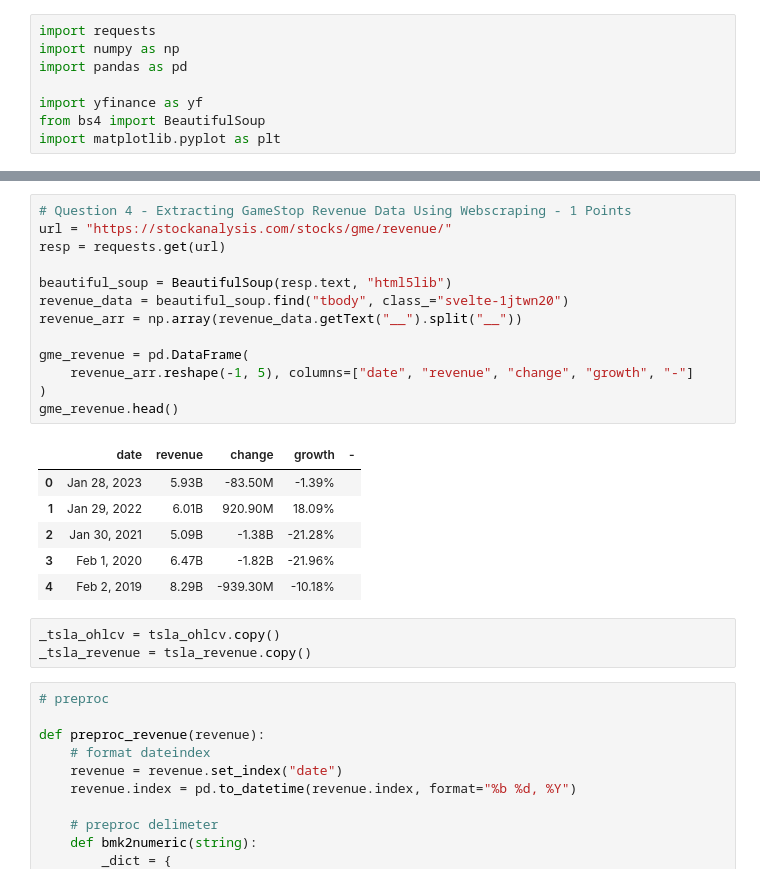
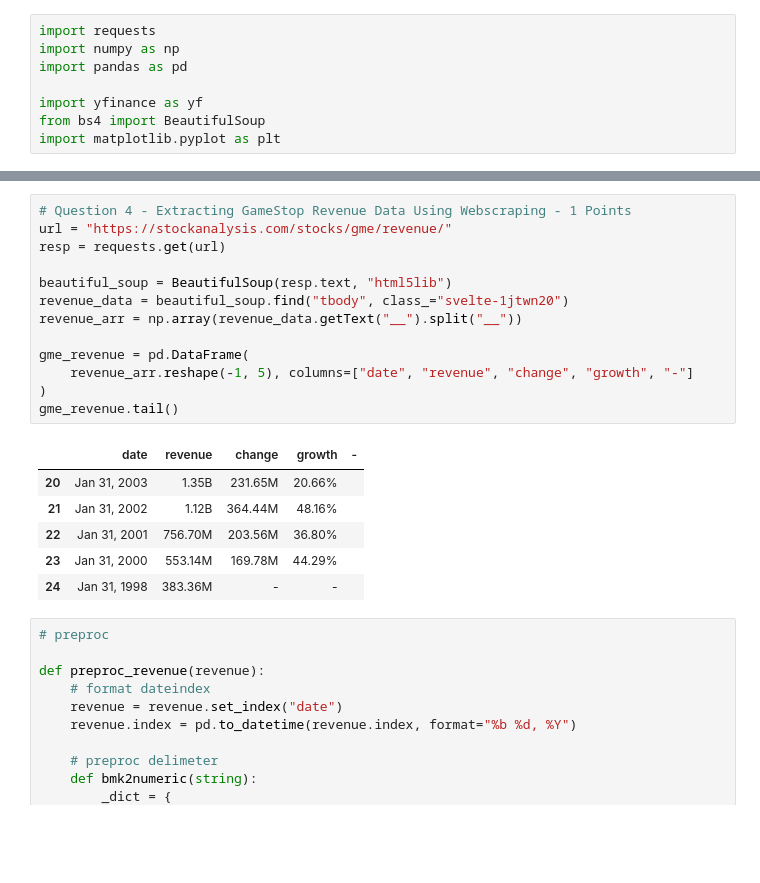
Before and after one commit to jackmappotion/IBM-Analyzing-Historical-Stock-Revenue, a Jupyter notebook: 01.ipynb, the cells around one changed output, grey strips where cells are left out. Saved outputs shown, nothing was run; the diff lists cells and outputs as text; blank space fills up the shorter version.

```diff
--- a/01.ipynb
+++ b/01.ipynb
@@ -54,26 +54,23 @@ gme_ohlcv.head()
 # %%
 # Question 4 - Extracting GameStop Revenue Data Using Webscraping - 1 Points
 url = "https://stockanalysis.com/stocks/gme/revenue/"
 resp = requests.get(url)
 
 beautiful_soup = BeautifulSoup(resp.text, "html5lib")
 revenue_data = beautiful_soup.find("tbody", class_="svelte-1jtwn20")
 revenue_arr = np.array(revenue_data.getText("__").split("__"))
 
 gme_revenue = pd.DataFrame(
     revenue_arr.reshape(-1, 5), columns=["date", "revenue", "change", "growth", "-"]
 )
-gme_revenue.head()
+gme_revenue.tail()
 # %% [output]
 |  | date | revenue | change | growth | - |
-| 0 | Jan 28, 2023 | 5.93B | -83.50M | -1.39% |  |
-| 1 | Jan 29, 2022 | 6.01B | 920.90M | 18.09% |  |
-| 2 | Jan 30, 2021 | 5.09B | -1.38B | -21.28% |  |
-| 3 | Feb 1, 2020 | 6.47B | -1.82B | -21.96% |  |
-| 4 | Feb 2, 2019 | 8.29B | -939.30M | -10.18% |  |
+| 20 | Jan 31, 2003 | 1.35B | 231.65M | 20.66% |  |
+| 21 | Jan 31, 2002 | 1.12B | 364.44M | 48.16% |  |
+| 22 | Jan 31, 2001 | 756.70M | 203.56M | 36.80% |  |
+| 23 | Jan 31, 2000 | 553.14M | 169.78M | 44.29% |  |
+| 24 | Jan 31, 1998 | 383.36M | - | - |  |
-# %%
-_tsla_ohlcv = tsla_ohlcv.copy()
-_tsla_revenue = tsla_revenue.copy()
 # %%
 # preproc
 
```
Also changed, not shown: parts of 6 cells of this notebook.
